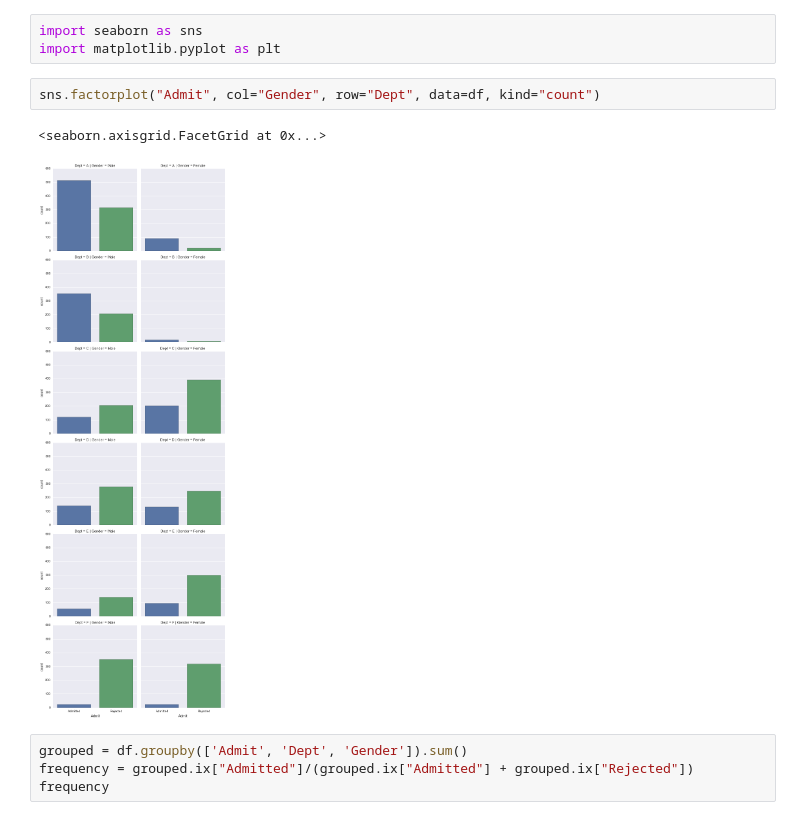
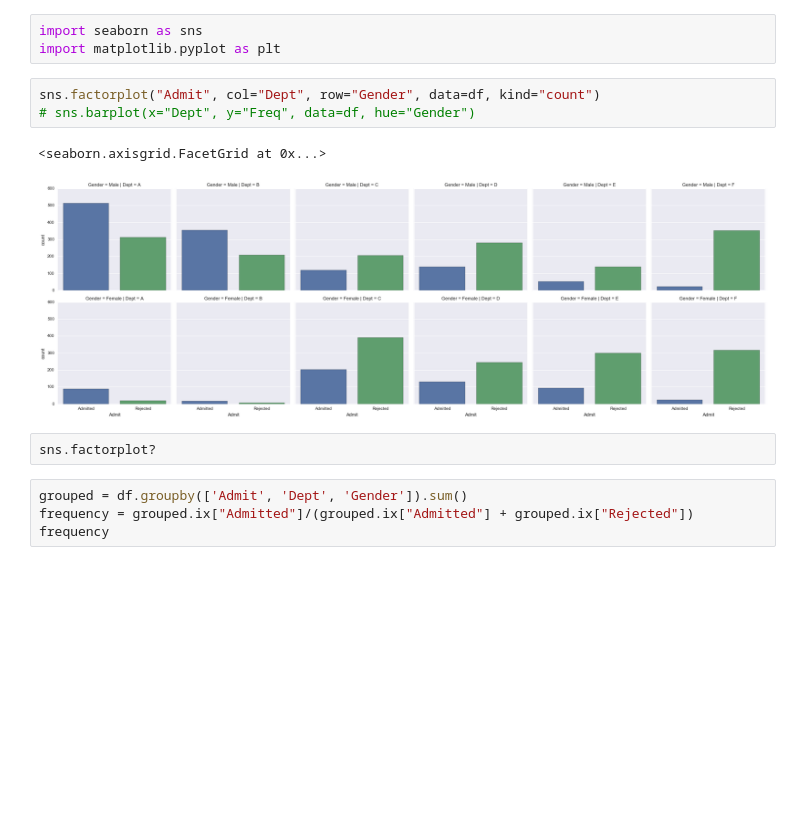
Before and after one commit to atremblay/MLND, a Jupyter notebook: Intro Material - Data Science.ipynb, the cells around one changed output. Saved outputs shown, nothing was run; the diff lists cells and outputs as text; blank space fills up the shorter version.

Commit message:
Change the layout of the factorplot

```diff
--- a/Intro Material - Data Science.ipynb
+++ b/Intro Material - Data Science.ipynb
@@ -47,10 +47,13 @@ df.head()
 import seaborn as sns
 import matplotlib.pyplot as plt
 # %%
-sns.factorplot("Admit", col="Gender", row="Dept", data=df, kind="count")
+sns.factorplot("Admit", col="Dept", row="Gender", data=df, kind="count")
+# sns.barplot(x="Dept", y="Freq", data=df, hue="Gender")
 # %% [output]
 <seaborn.axisgrid.FacetGrid at 0x...>
-[figure, old version]
+[figure, new version]
+# %%
+sns.factorplot?
 # %%
 grouped = df.groupby(['Admit', 'Dept', 'Gender']).sum()
 frequency = grouped.ix["Admitted"]/(grouped.ix["Admitted"] + grouped.ix["Rejected"])
```
